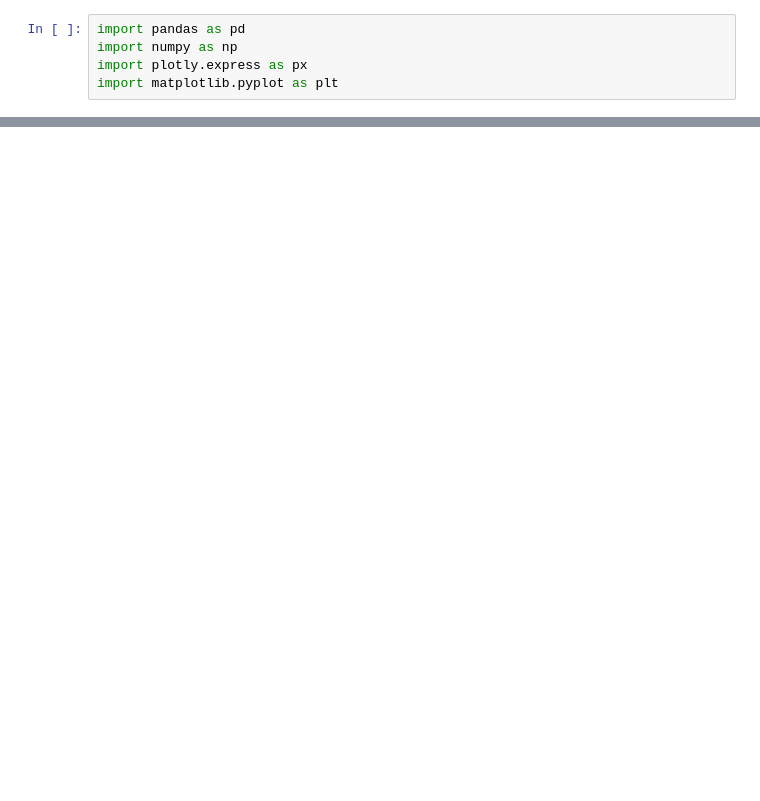
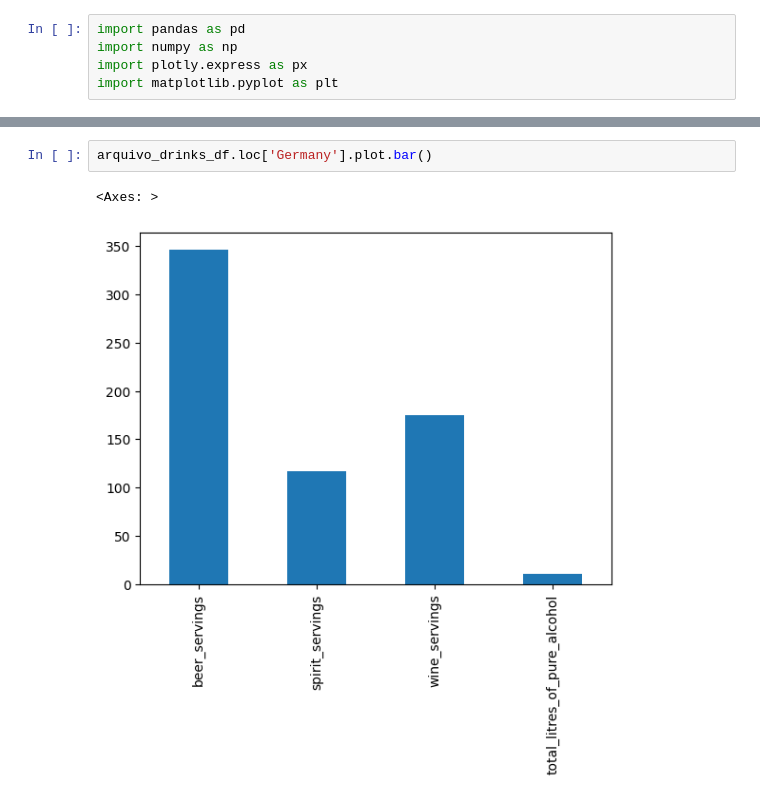
Before and after one commit to nandosktr/globalportifolio, a Jupyter notebook: Alcohol Consumption - Visualization.ipynb, the cells around one changed output, grey strips where cells are left out. Drawn from its saved outputs; the diff is of its cells as text; blank space fills up the shorter version.

Commit message:
Kaggle Notebook | Alcohol Consumption - Visualization | Version 2

```diff
--- a/Alcohol Consumption - Visualization.ipynb
+++ b/Alcohol Consumption - Visualization.ipynb
@@ -42,0 +124,5 @@ arquivo_drinks_df.loc['Brazil'].plot.bar()
+# %%
+arquivo_drinks_df.loc['Germany'].plot.bar()
+# %% [output]
+<Axes: >
+[figure, added]
```
Also changed, not shown: parts of 9 cells of this notebook.
